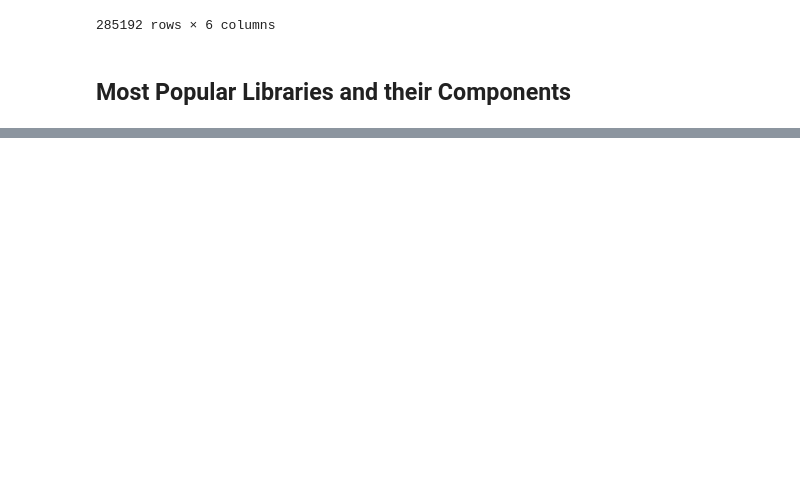
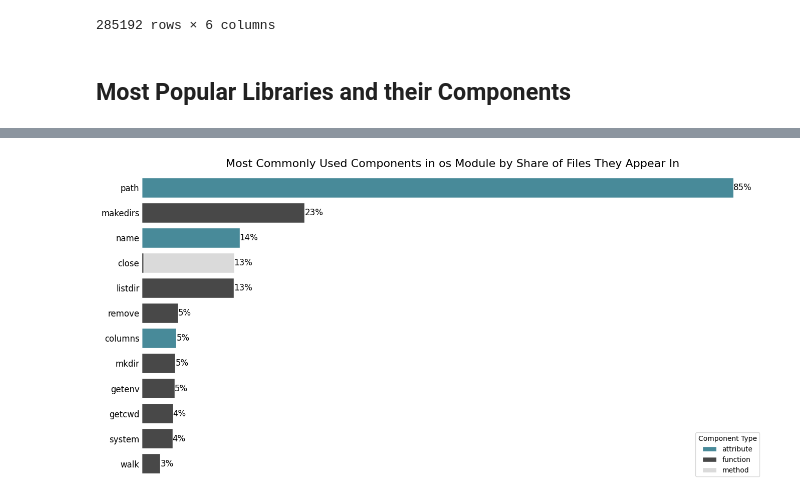
Before and after one commit to tobias-talaj/top-python-repos-analysis, a Jupyter notebook: notebooks/std_lib_analysis.ipynb, the cells around one changed output, grey strips where cells are left out. Cells and saved outputs as stored; diff of their text form; code cells hidden in the pictures; blank space fills up the shorter version.

```diff
--- a/notebooks/std_lib_analysis.ipynb
+++ b/notebooks/std_lib_analysis.ipynb
@@ -129,0 +102,6 @@ show_popularity(count_components_usage(py_jupyter_repos, 'os', by='files', compo
+# %%
+file_count_os = py_jupyter_repos[py_jupyter_repos['module'] == 'os']['filename'].nunique()
+components_in_os_by_files = component_in_files(py_jupyter_repos, 'os')
+show_popularity(components_in_os_by_files, 'Most Commonly Used Components in os Module by Share of Files They Appear In', 12, file_count_os)
+# %% [output]
+[figure, added]
```
Also changed, not shown: parts of 13 cells of this notebook, 2 other files.
